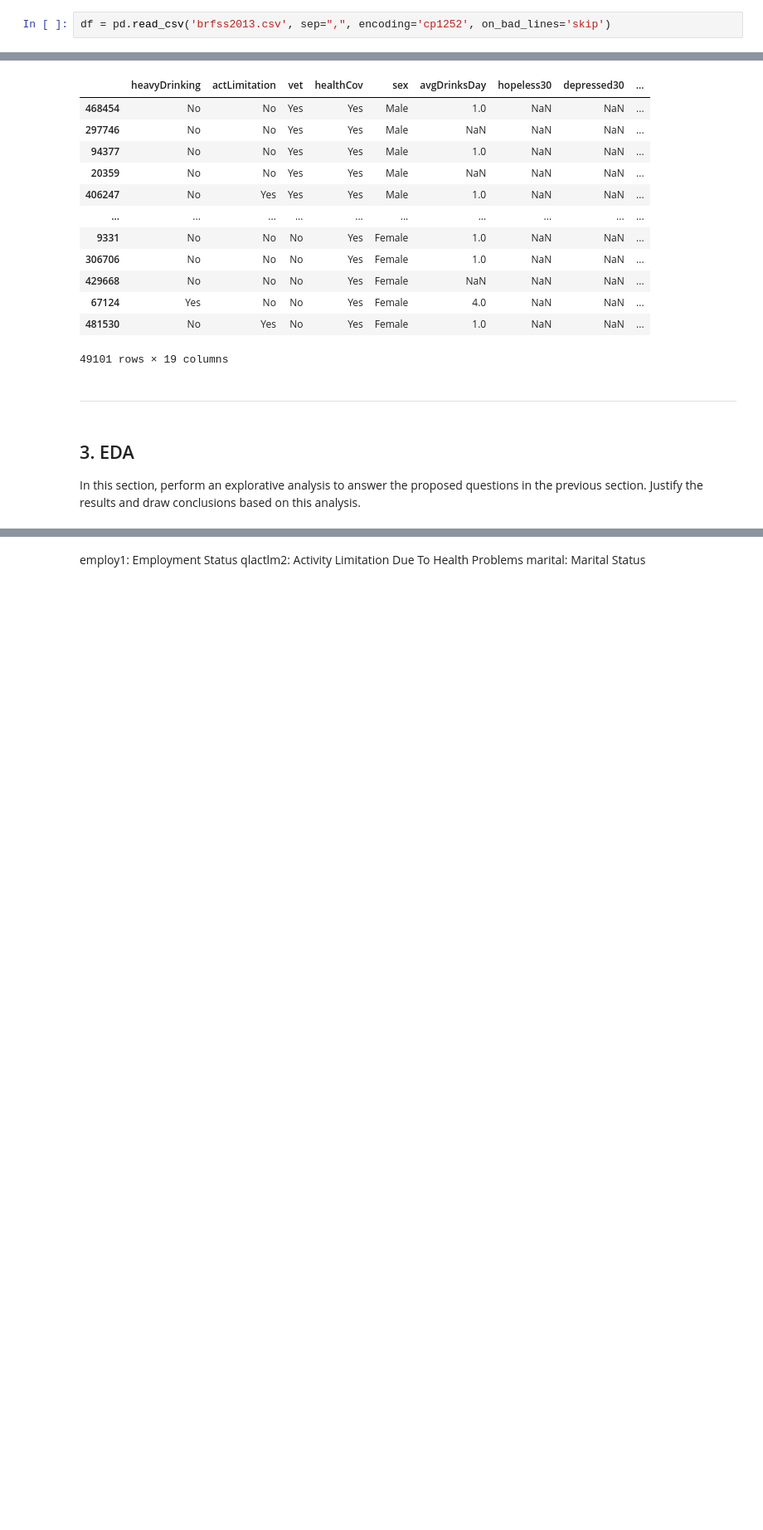
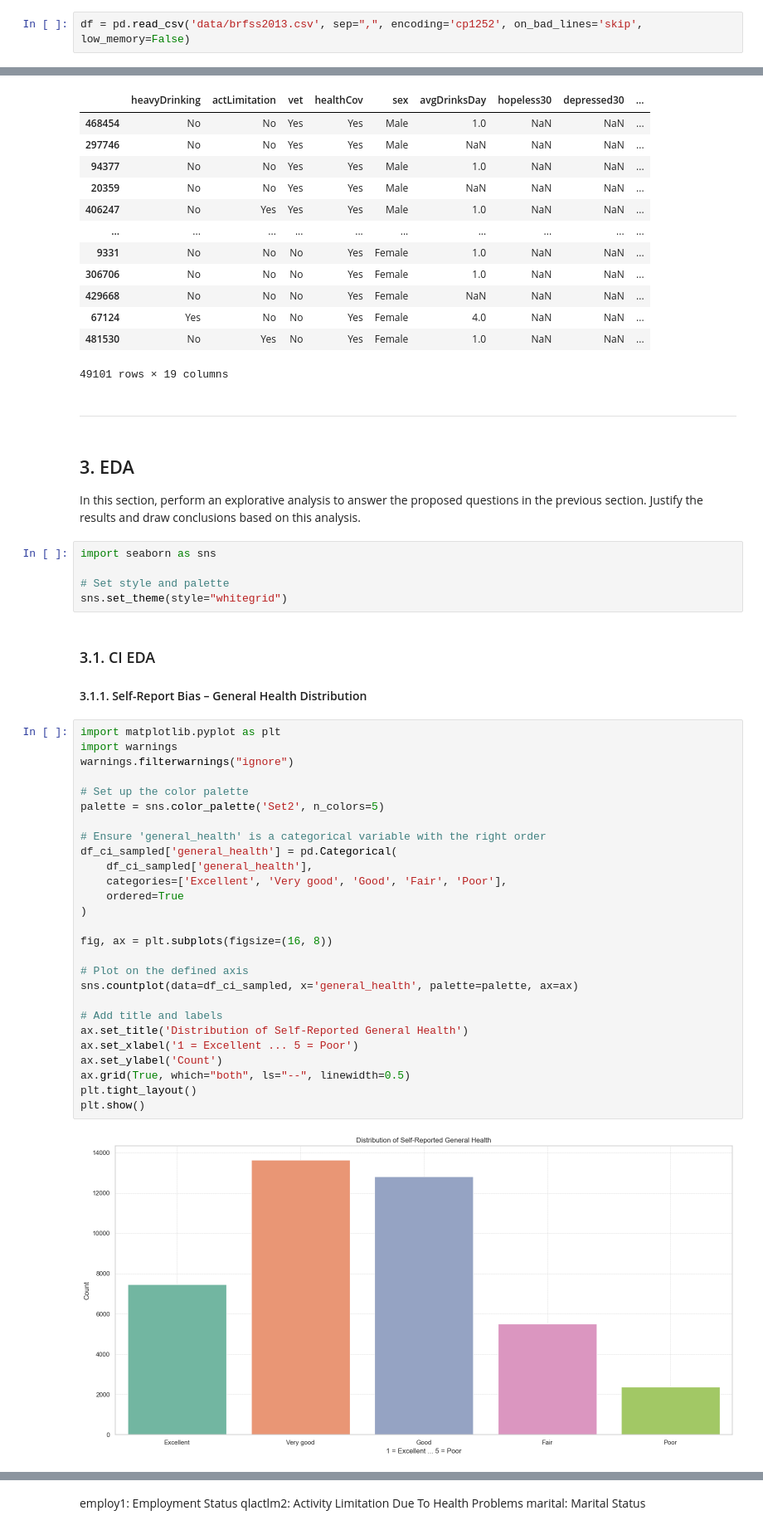
Before and after one commit to SergioCuencaNunez/isc-labs, a Jupyter notebook: project/project.ipynb, the cells around one changed output, grey strips where cells are left out. Shown at 83% size. Cells and saved outputs as stored; diff of their text form; blank space fills up the shorter version.

```diff
--- a/project/project.ipynb
+++ b/project/project.ipynb
@@ -28,4 +28,4 @@ import matplotlib.pyplot as plt
 import scipy.stats as stats
 import pandas as pd
 # %%
-df = pd.read_csv('brfss2013.csv', sep=",", encoding='cp1252', on_bad_lines='skip')
+df = pd.read_csv('data/brfss2013.csv', sep=",", encoding='cp1252', on_bad_lines='skip', low_memory=False)
@@ -155,3 +255,40 @@ df_hypothesis
 ## 3. EDA
 In this section, perform an explorative analysis to answer the proposed questions in the previous
 section. Justify the results and draw conclusions based on this analysis.
+# %%
+import seaborn as sns
+
+# Set style and palette
+sns.set_theme(style="whitegrid")
+# %% [markdown]
+### 3.1. CI EDA
+#### 3.1.1. Self-Report Bias – General Health Distribution
+# %%
+import matplotlib.pyplot as plt
+import warnings
+warnings.filterwarnings("ignore")
+
+# Set up the color palette
+palette = sns.color_palette('Set2', n_colors=5)
+
+# Ensure 'general_health' is a categorical variable with the right order
+df_ci_sampled['general_health'] = pd.Categorical(
+    df_ci_sampled['general_health'],
+    categories=['Excellent', 'Very good', 'Good', 'Fair', 'Poor'],
+    ordered=True
+)
+
+fig, ax = plt.subplots(figsize=(16, 8))
+
+# Plot on the defined axis
+sns.countplot(data=df_ci_sampled, x='general_health', palette=palette, ax=ax)
+
+# Add title and labels
+ax.set_title('Distribution of Self-Reported General Health')
+ax.set_xlabel('1 = Excellent ... 5 = Poor')
+ax.set_ylabel('Count')
+ax.grid(True, which="both", ls="--", linewidth=0.5)
+plt.tight_layout()
+plt.show()
+# %% [output]
+[figure, added]
```
Also changed, not shown: parts of 24 cells of this notebook.
